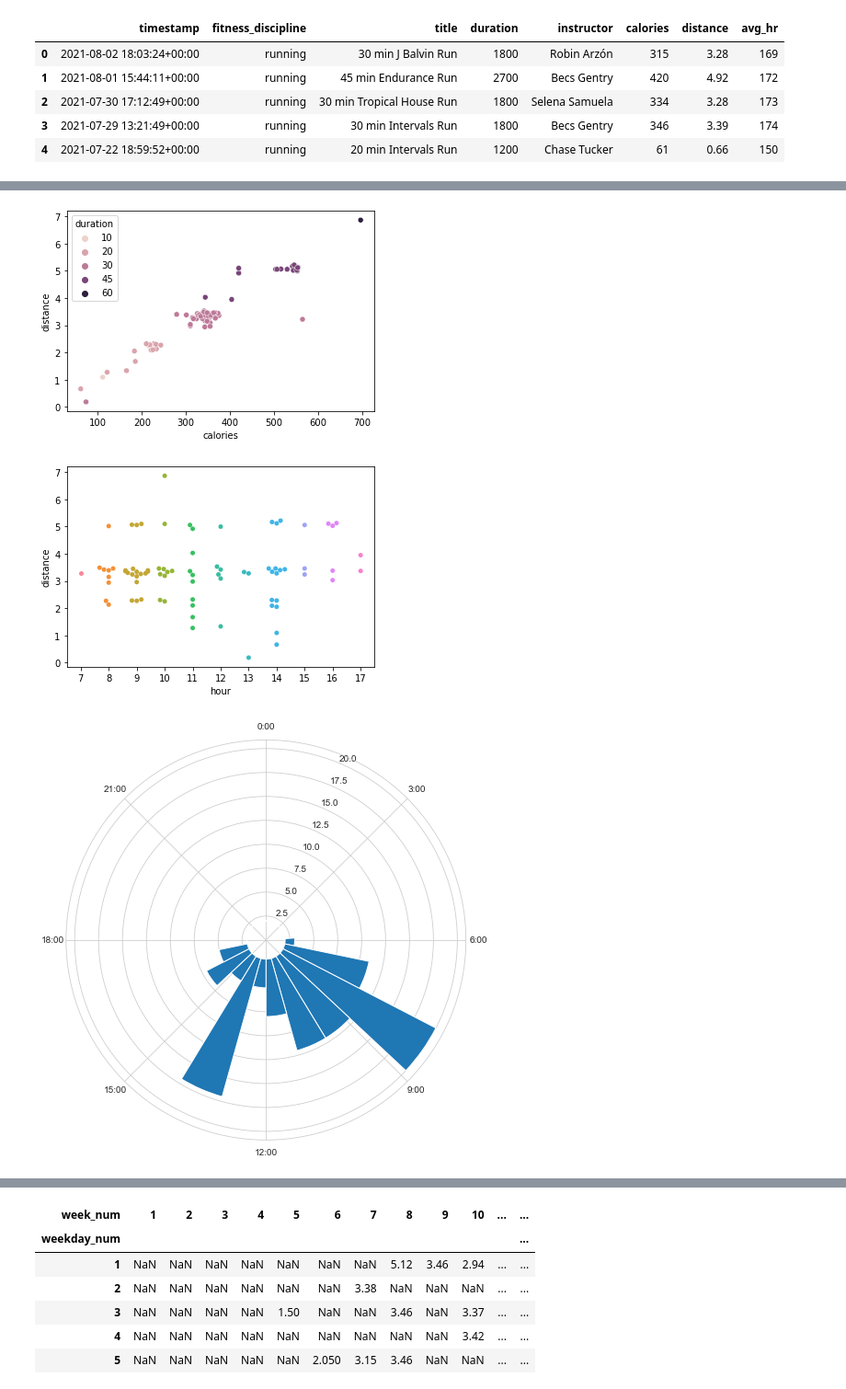
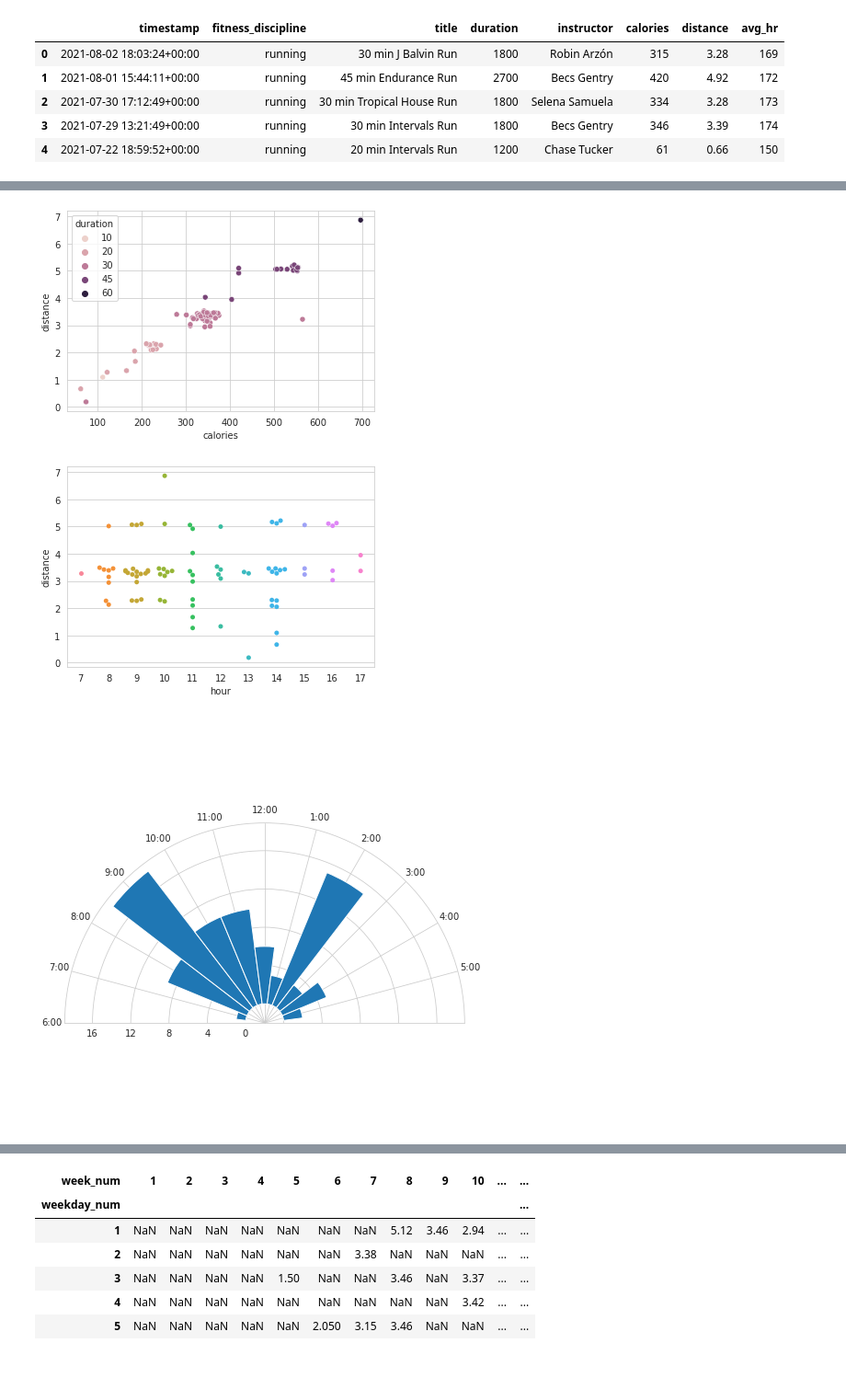
Before and after one commit to sejaldua/pelo-wolfpack, a Jupyter notebook: playground.ipynb, the cells around one changed output, grey strips where cells are left out. Shown: that part at 92% size. Cells and saved outputs as stored; diff of their text form; code cells hidden in the pictures; blank space fills up the shorter version.

```diff
--- a/playground.ipynb
+++ b/playground.ipynb
@@ -65,0 +42,10 @@ data_2021
+# %%
+# filter out 'Just Run' because only interested in Peloton on-demand classes
+df = df[~df.title.str.contains('Just Run')]
+
+# strip the first part of the titles, which indicates the duration (e.g. '45 min ...')
+run_titles = list(df['title'])
+run_titles = [x[7:] if int(x[:2]) else x for x in run_titles]
+
+# inspect the unique types of runs in the dataset
+print(set(run_titles))
@@ -66,44 +86,50 @@ data_2021
 # %%
 sns.scatterplot(data=data_2021, x='calories', y='distance', hue='duration');
 # %% [output]
-[figure, old version]
+[figure, new version]
 # %%
 sns.swarmplot(data=data_2021, x='hour', y='distance');
 # %% [output]
-[figure, old version]
+[figure, new version]
 # %%
 sns.set_style('whitegrid')
 arr = list(df['hour'])
-N = 23
+N = 12
 bottom = 2
 
-# create theta for 24 hours
-theta = np.linspace(0.0, 2 * np.pi, N, endpoint=False)
+# create theta for 12 hours
+theta = np.linspace(0.0, np.pi, N, endpoint=False)
 
 # make the histogram that bined on 24 hour
 _, tick = np.histogram(arr, bins = N)
-radii = df['hour'].value_counts().sort_index().reindex([i+1 for i in range(N)]).fillna(0)
+radii = df['hour'].value_counts().sort_index().reindex([i+1 for i in range(5, 5+N)]).fillna(0)
 
 # width of each bin on the plot
-width = (2*np.pi) / N
+width = (np.pi) / N
 
 # make a polar plot
 plt.figure(figsize = (12, 8))
 ax = plt.subplot(111, polar=True)
 bars = ax.bar(theta, radii, width=width, bottom=bottom)
 
-# set the lable go clockwise and start from the top
-ax.set_theta_zero_location("N")
-# clockwise
-ax.set_theta_direction(-1)
+# set the lable go clockwise and start from the left-hand side (West)
+ax.set_theta_zero_location("W")
+ax.set_theta_direction(-1) # clockwise
 
-# set the label
-ticks = ['0:00', '3:00', '6:00', '9:00', '12:00', '15:00', '18:00', '21:00']
+# we just want half of the polar chart
+ax.set_thetamin(0)
+ax.set_thetamax(180)
+
+
+# setting xticks and xticklabels
+ax.set_xticks(np.pi/180 * np.linspace(0, 180, N, endpoint=False))
+ticks = [str(x % 12) + ":00" if x != 12 else "12:00" for x in radii.index]
 ax.set_xticklabels(ticks);
+ax.set_rgrids([4*i + 2 for i in range(5)], labels=[str(x-2) for x in [4*i + 2 for i in range(5)]])
 
 plt.show()
 # %% [output]
-[figure, old version]
+[figure, new version]
 # %%
 ax = sns.countplot(data=data_2021, x='instructor',
                    order=data_2021['instructor'].value_counts().index);
```
Also changed, not shown: parts of 22 cells of this notebook.
